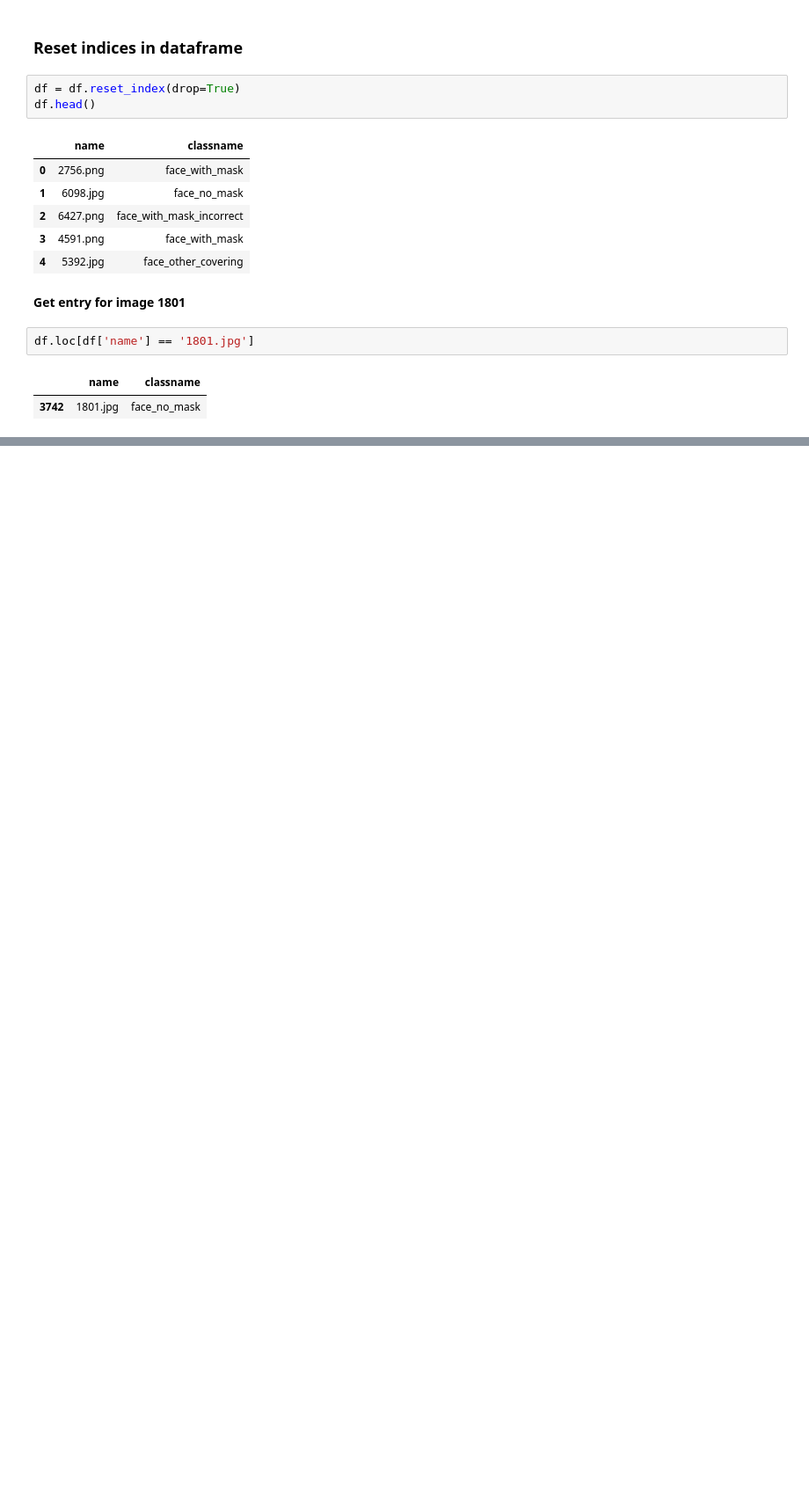
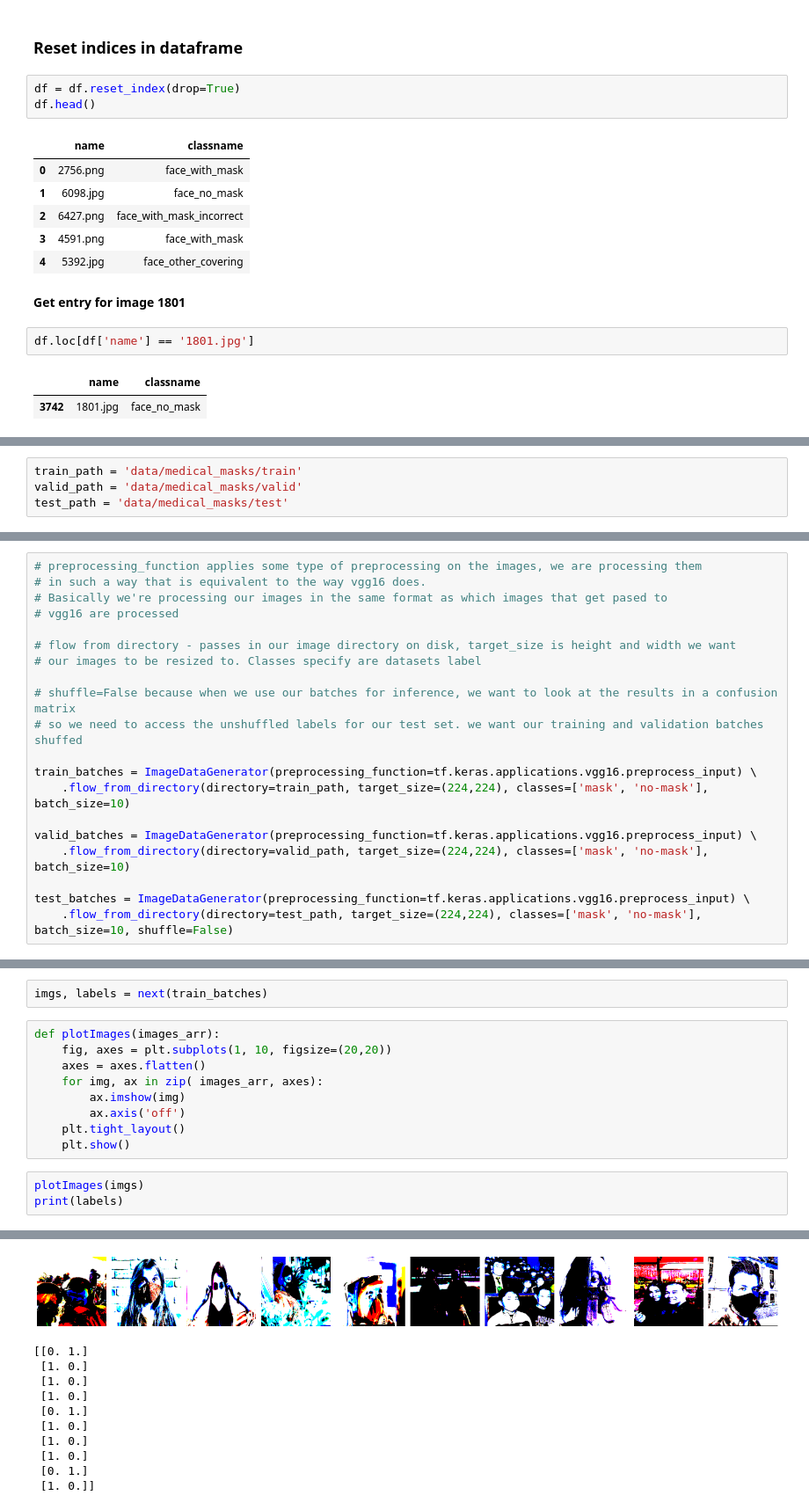
Before and after one commit to marabian/face-mask-detection, a Jupyter notebook: face_mask_detection_cnn.ipynb, the cells around one changed output, grey strips where cells are left out. Shown at 88% size. Saved outputs shown, nothing was run; the diff lists cells and outputs as text; blank space fills up the shorter version.

```diff
--- a/face_mask_detection_cnn.ipynb
+++ b/face_mask_detection_cnn.ipynb
@@ -175,0 +279,4 @@ if os.path.isdir('train/mask') is False:
+# %%
+train_path = 'data/medical_masks/train'
+valid_path = 'data/medical_masks/valid'
+test_path = 'data/medical_masks/test'
@@ -175,0 +291,20 @@ if os.path.isdir('train/mask') is False:
+# %%
+# preprocessing_function applies some type of preprocessing on the images, we are processing them
+# in such a way that is equivalent to the way vgg16 does.
+# Basically we're processing our images in the same format as which images that get pased to
+# vgg16 are processed
+
+# flow from directory - passes in our image directory on disk, target_size is height and width we want
+# our images to be resized to. Classes specify are datasets label
+
+# shuffle=False because when we use our batches for inference, we want to look at the results in a confusion matrix
+# so we need to access the unshuffled labels for our test set. we want our training and validation batches shuffed
+
+train_batches = ImageDataGenerator(preprocessing_function=tf.keras.applications.vgg16.preprocess_input) \
+    .flow_from_directory(directory=train_path, target_size=(224,224), classes=['mask', 'no-mask'], batch_size=10)
+
+valid_batches = ImageDataGenerator(preprocessing_function=tf.keras.applications.vgg16.preprocess_input) \
+    .flow_from_directory(directory=valid_path, target_size=(224,224), classes=['mask', 'no-mask'], batch_size=10)
+
+test_batches = ImageDataGenerator(preprocessing_function=tf.keras.applications.vgg16.preprocess_input) \
+    .flow_from_directory(directory=test_path, target_size=(224,224), classes=['mask', 'no-mask'], batch_size=10, shuffle=False)
@@ -175,0 +323,15 @@ if os.path.isdir('train/mask') is False:
+# %%
+imgs, labels = next(train_batches)
+# %%
+def plotImages(images_arr):
+    fig, axes = plt.subplots(1, 10, figsize=(20,20))
+    axes = axes.flatten()
+    for img, ax in zip( images_arr, axes):
+        ax.imshow(img)
+        ax.axis('off')
+    plt.tight_layout()
+    plt.show()
+# %%
+plotImages(imgs)
+print(labels)
+# %% [output]
@@ -175,0 +348,11 @@ if os.path.isdir('train/mask') is False:
+[figure, added]
+[[0. 1.]
+ [1. 0.]
+ [1. 0.]
+ [1. 0.]
+ [0. 1.]
+ [1. 0.]
+ [1. 0.]
+ [1. 0.]
+ [0. 1.]
+ [1. 0.]]
```
Also changed, not shown: parts of 44 cells of this notebook.
